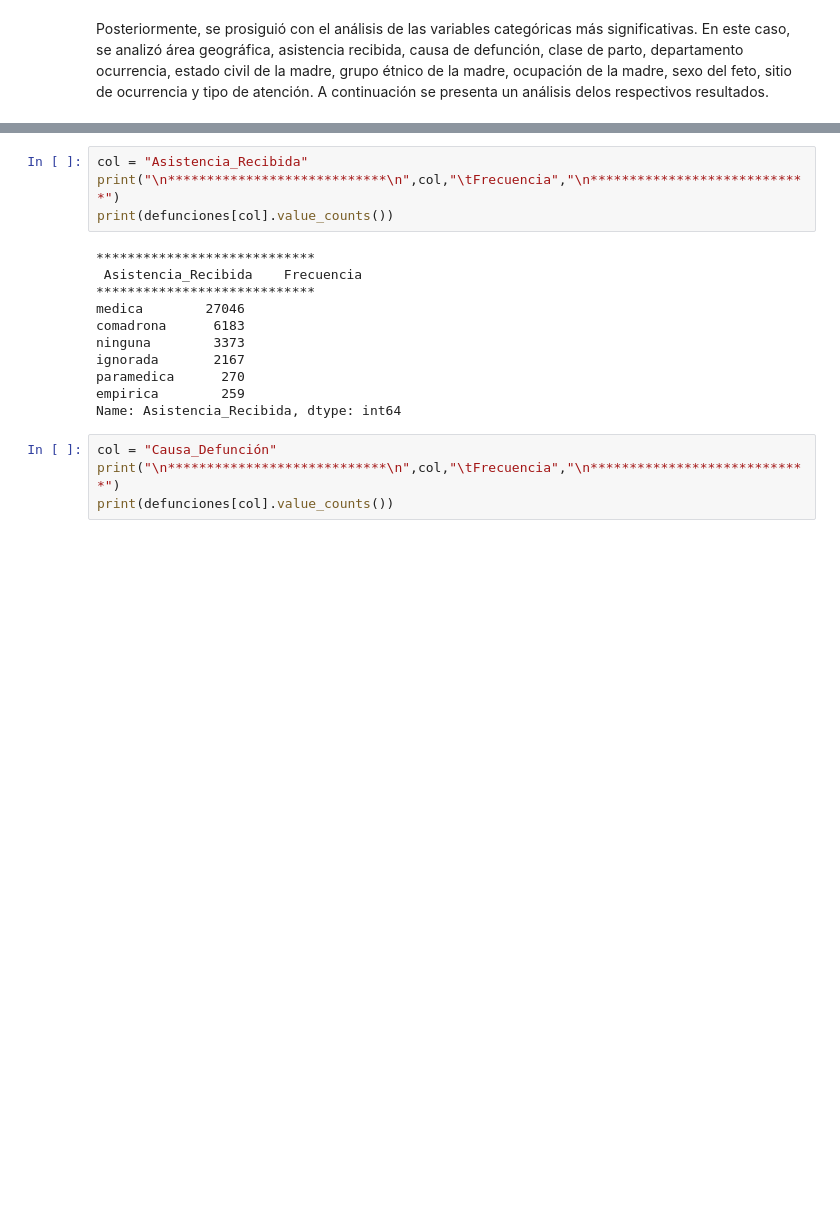
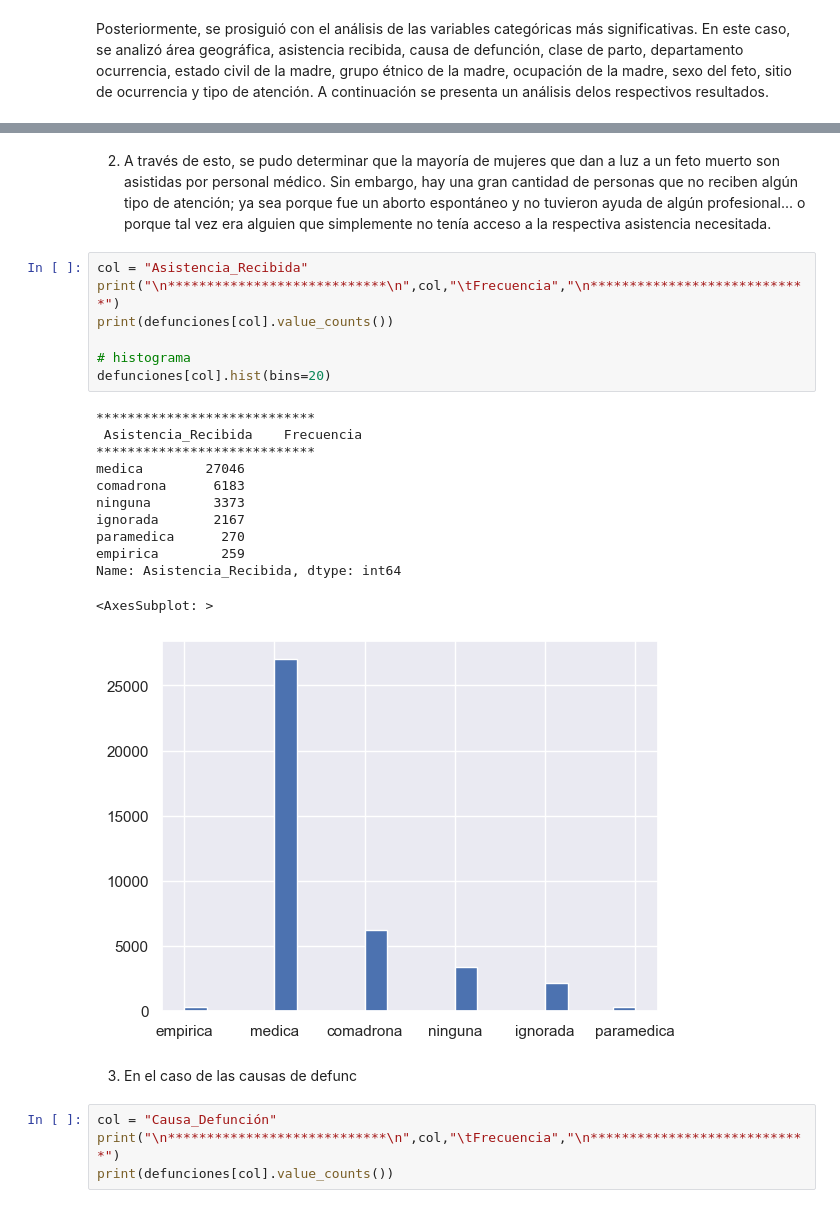
Before and after one commit to stefanoaragoni/mineria_proyecto, a Jupyter notebook: Analisis_exploratorio.ipynb, the cells around one changed output, grey strips where cells are left out. Saved outputs shown, nothing was run; the diff lists cells and outputs as text; blank space fills up the shorter version.

```diff
--- a/Analisis_exploratorio.ipynb
+++ b/Analisis_exploratorio.ipynb
@@ -253,18 +257,27 @@ Name: Área_Geográfica, dtype: int64
+# %% [markdown]
+2. A través de esto, se pudo determinar que la mayoría de mujeres que dan a luz a un feto muerto son asistidas por personal médico. Sin embargo, hay una gran cantidad de personas que no reciben algún tipo de atención; ya sea porque fue un aborto espontáneo y no tuvieron ayuda de algún profesional... o porque tal vez era alguien que simplemente no tenía acceso a la respectiva asistencia necesitada.
 # %%
 col = "Asistencia_Recibida"
 print("\n****************************\n",col,"\tFrecuencia","\n****************************")
 print(defunciones[col].value_counts())
+
+# histograma
+defunciones[col].hist(bins=20)
 # %% [output]
 ****************************
  Asistencia_Recibida    Frecuencia
 ****************************
 medica        27046
 comadrona      6183
 ninguna        3373
 ignorada       2167
 paramedica      270
 empirica        259
 Name: Asistencia_Recibida, dtype: int64
+<AxesSubplot: >
+[figure, added]
+# %% [markdown]
+3. En el caso de las causas de defunc
 # %%
 col = "Causa_Defunción"
 print("\n****************************\n",col,"\tFrecuencia","\n****************************")
```
Also changed, not shown: parts of 12 cells of this notebook.
